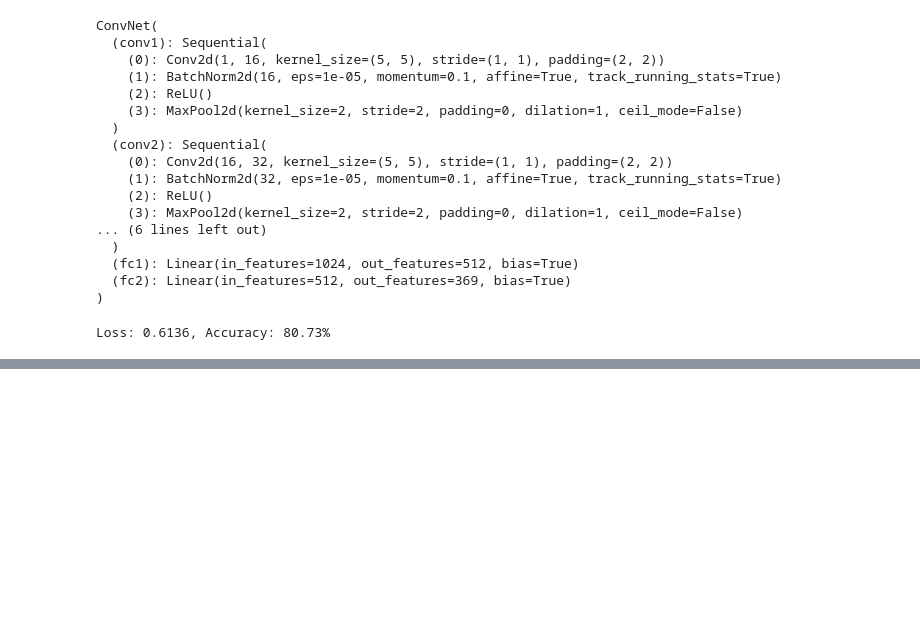
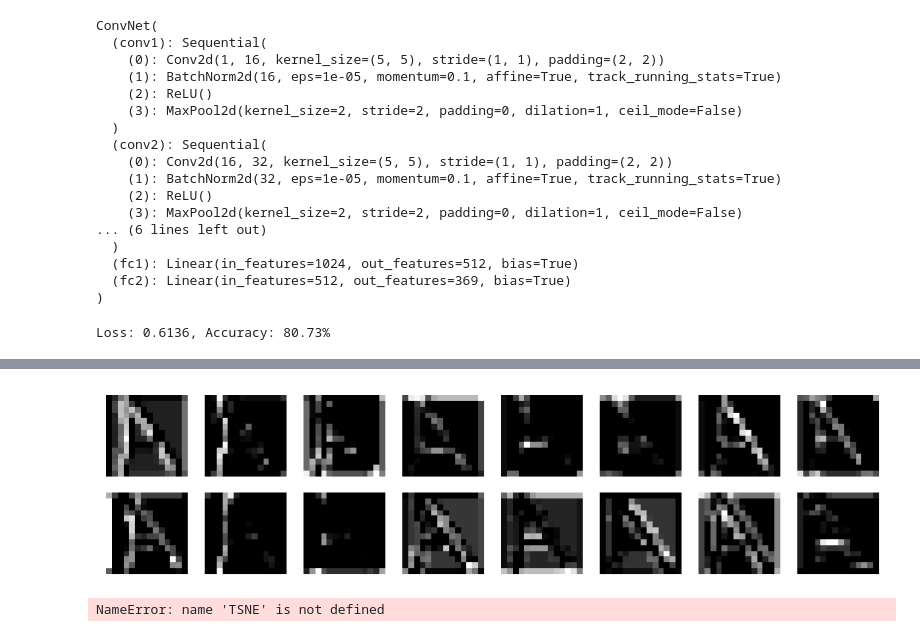
Before and after one commit to Chaotix953/HASYv2, a Jupyter notebook: Untitled.ipynb, the cells around one changed output, grey strips where cells are left out. Drawn from its saved outputs; the diff is of its cells as text; code cells hidden in the pictures; blank space fills up the shorter version.

```diff
--- a/Untitled.ipynb
+++ b/Untitled.ipynb
@@ -253,0 +282,69 @@ Loss: 0.6136, Accuracy: 80.73%
+# %%
+from torchvision import transforms
+from PIL import Image
+
+# Charger une image et la transformer pour le réseau
+transform = transforms.Compose([
+    transforms.Resize((28, 28)),
+    transforms.ToTensor()
+])
+
+# Charger une image (exemple)
+img = Image.open("hasy-data/v2-00000.png")
+img = transforms.Grayscale(num_output_channels=1)(img)
+img = transform(img).unsqueeze(0)  # Ajouter la dimension de batch
+
+# Passer l'image à travers le réseau
+model.eval()
+with torch.no_grad():
+    x = img
+    for idx, layer in enumerate([model.conv1, model.conv2, model.conv3]):
+        x = layer(x)
+        plt.figure(figsize=(10, 10))
+        layer_viz = x[0, :, :, :]
+        layer_viz = layer_viz.data
+        for i, filter in enumerate(layer_viz):
+            if i == 64:  # Limiter à afficher seulement les 64 premiers feature maps
+                break
+            plt.subplot(8, 8, i + 1)
+            plt.imshow(filter.numpy(), cmap='gray')
+            plt.axis("off")
+        plt.show()
+        break  # Retirer le break pour visualiser après chaque couche
+# %% [output]
+[figure, added]
+# %%
+model = ConvNet()
+model.eval()
+
+# Fonction pour extraire les features
+def get_features(data_loader, model):
+    features = []
+    labels = []
+
+    with torch.no_grad():
+        for images, targets in data_loader:
+            images = images.to(device)
+            output_features = model.forward_(images)
+            features.append(output_features.cpu().numpy())
+            labels.append(targets.numpy())
+
+    return np.concatenate(features), np.concatenate(labels)
+
+# Extraction des features et des labels
+features, labels = get_features(test_loader, model)
+
+# Appliquer t-SNE
+tsne = TSNE(n_components=2, random_state=0)
+X_2d = tsne.fit_transform(features)
+
+# Visualisation
+plt.figure(figsize=(6, 5))
+for i in range(0, 369):  # MNIST digits from 0 to 9
+    mask = labels == i
+    plt.scatter(X_2d[mask, 0], X_2d[mask, 1], label=i)
+plt.legend()
+plt.title('t-SNE projection of the MNIST test set')
+plt.show()
+# %% [output]
+NameError: name 'TSNE' is not defined
```
Also changed, not shown: parts of 2 cells of this notebook.
